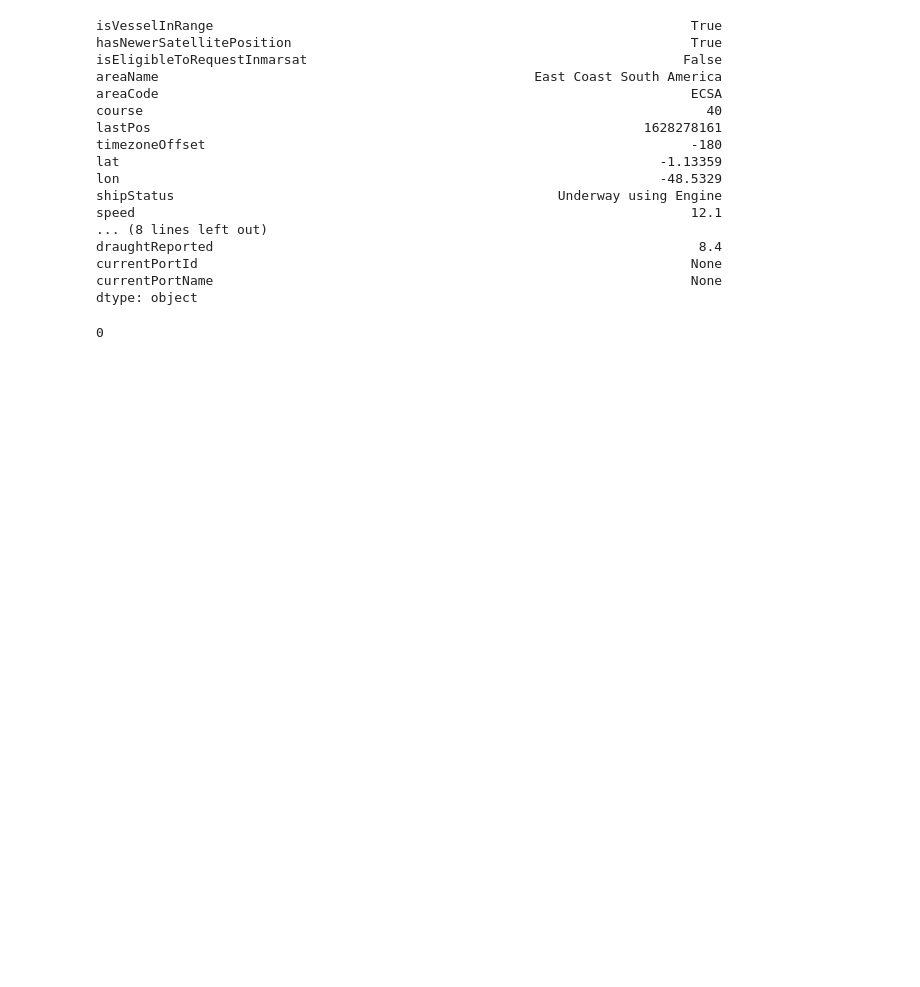
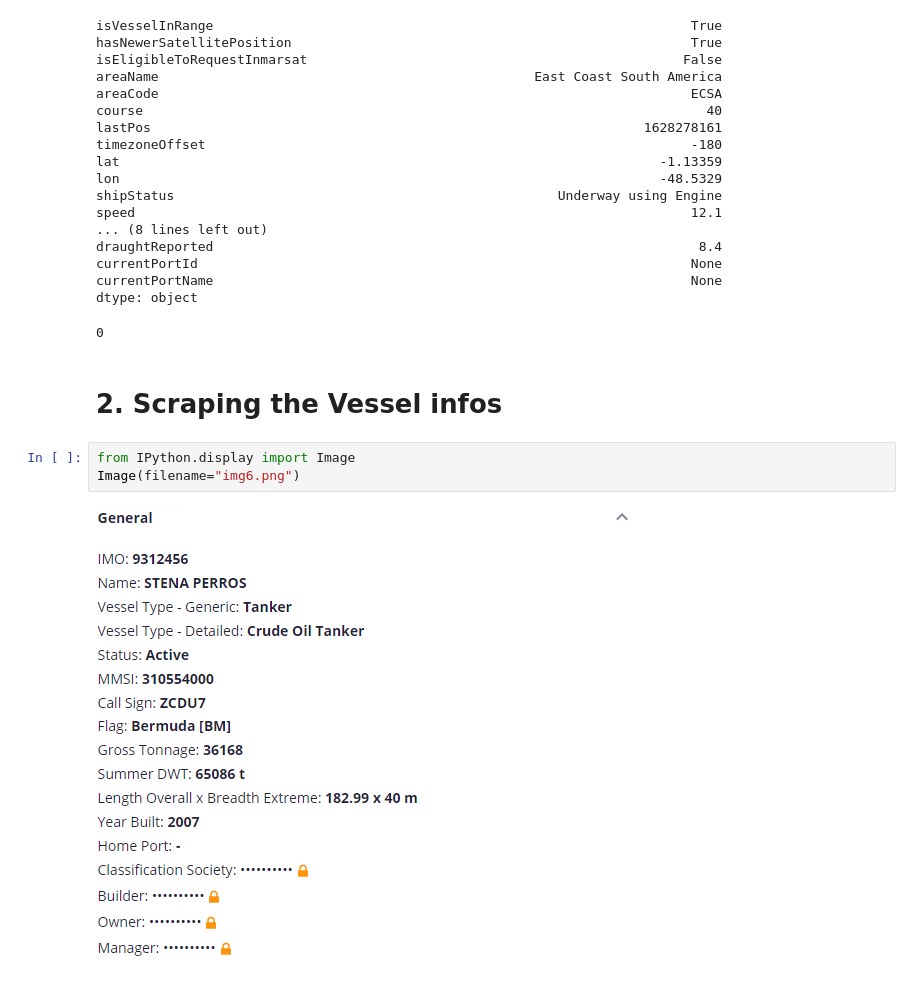
Before and after one commit to chikoungoun/Scraping, a Jupyter notebook: Marine Traffic/Marine Traffic Scraping with requests, XHR and JSON.ipynb, the cells around one changed output. Saved outputs shown, nothing was run; the diff lists cells and outputs as text; blank space fills up the shorter version.

Commit message:
General vessel informations

```diff
--- a/Marine Traffic/Marine Traffic Scraping with requests, XHR and JSON.ipynb
+++ b/Marine Traffic/Marine Traffic Scraping with requests, XHR and JSON.ipynb
@@ -89,3 +89,10 @@ currentPortId                                                               None
 currentPortName                                                             None
 dtype: object
 0
+# %% [markdown]
+# 2. Scraping the Vessel infos
+# %%
+from IPython.display import Image
+Image(filename="img6.png")
+# %% [output]
+[figure, added]
```
Also changed, not shown: parts of 7 cells of this notebook.
